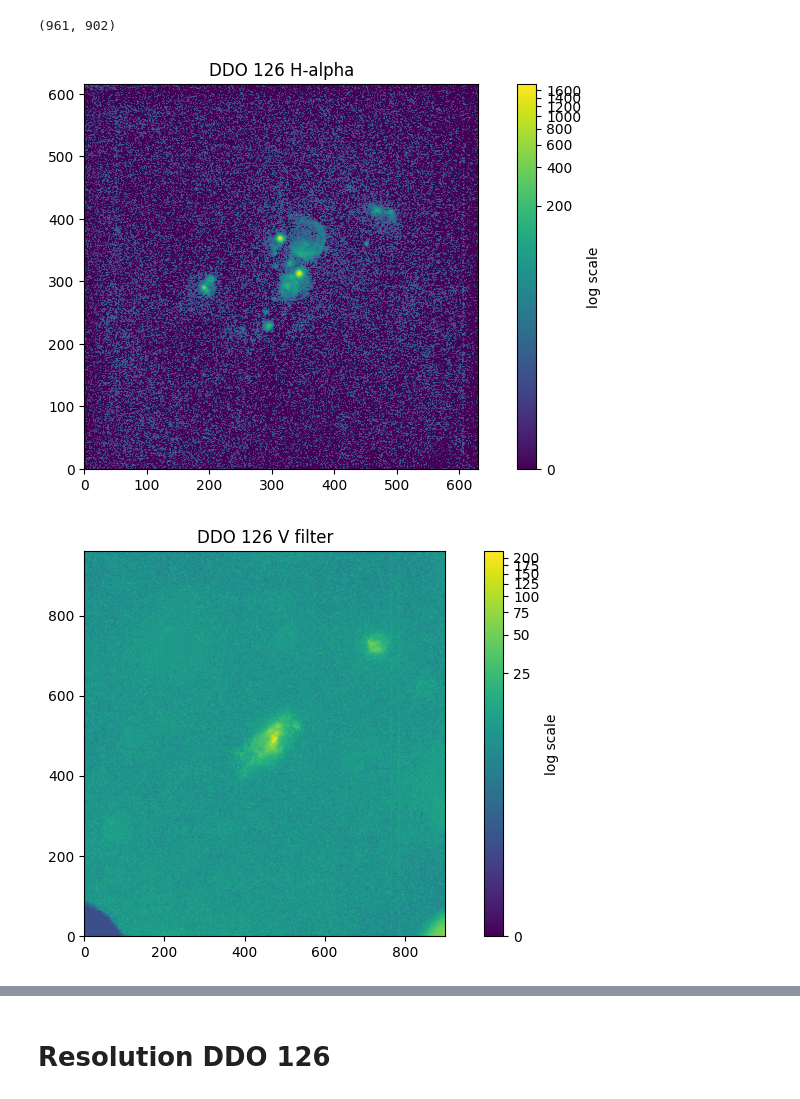
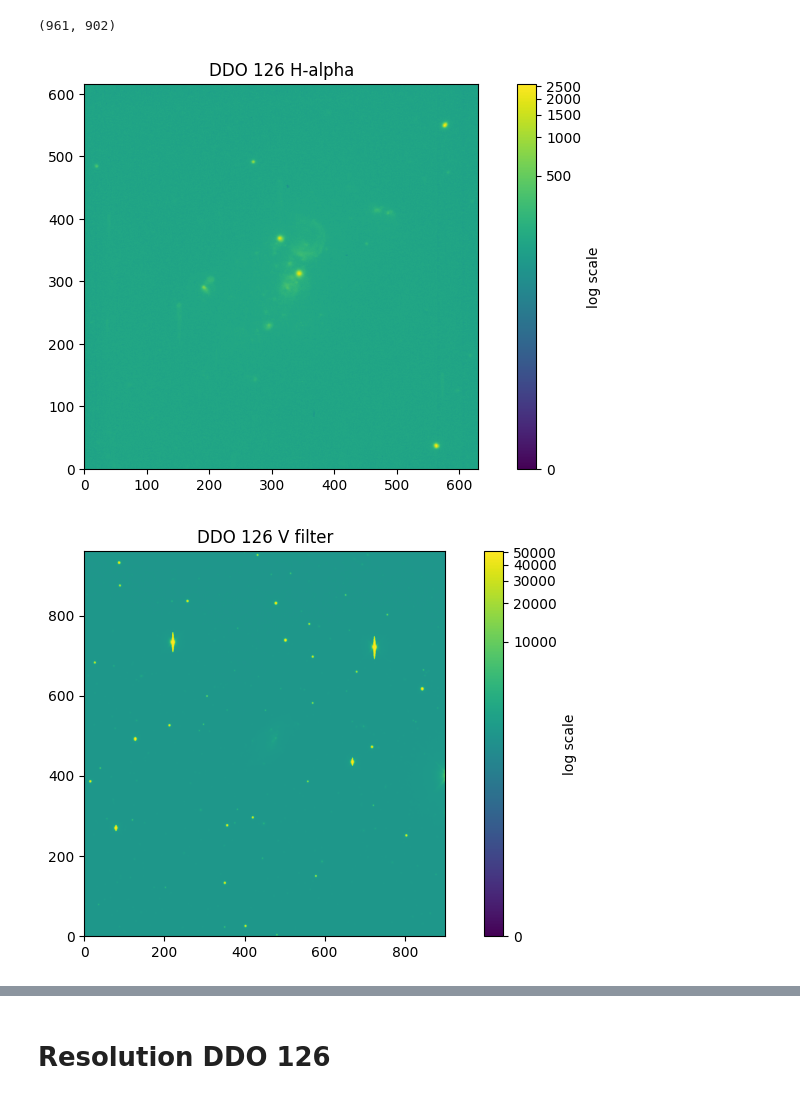
Before and after one commit to SUT-LTG/Aysan-Little-Things, a Jupyter notebook: H alpha codes/H-alpha-d126.ipynb, the cells around one changed output, grey strips where cells are left out. Saved outputs shown, nothing was run; the diff lists cells and outputs as text; code cells hidden in the pictures.

```diff
--- a/H alpha codes/H-alpha-d126.ipynb
+++ b/H alpha codes/H-alpha-d126.ipynb
@@ -22,37 +22,37 @@ from matplotlib import cm
 from scipy.fft import fft2, fftshift
 # %%
 galaxy_name = "DDO 126"
-DDO126_H = ltf.open_fits(r"C:\Users\AYSAN\Desktop\project\Galaxy\Data\DDO 126\d126hmrms.fits")
-DDO126_V = ltf.open_fits(r"C:\Users\AYSAN\Desktop\project\Galaxy\Code\d126\starless\starless_DDO126_V_background_subtracted.fit")
+DDO126_H = ltf.open_fits(r"C:\Users\AYSAN\Desktop\project\Galaxy\Data\DDO 126\d126ha.fits")
+DDO126_V = ltf.open_fits(r"C:\Users\AYSAN\Desktop\project\Galaxy\Data\DDO 126\d126v.fits")
 print(np.shape(DDO126_V))
 ltf.log_scale_plot(DDO126_H, "DDO 126 H-alpha", "log scale")
 ltf.log_scale_plot(DDO126_V, "DDO 126 V filter", "log scale")
 
 sigma = 5
 
 # Assuming DDO101_H_replaced is already defined
 smoothed = gaussian_filter(DDO126_H, sigma)
 
 fig, ax = plt.subplots()
 im = ax.imshow(smoothed, alpha=0.75, origin="lower")
 
 # Create the contour plot
 levels = [2, 3, 4, 5, 6]
 CS = ax.contour(smoothed, levels, cmap='viridis')
 
 # Create a custom color bar for the contour lines
 norm = Normalize(vmin=2, vmax=6)  # Adjust this range according to your contour levels
 sm = cm.ScalarMappable(cmap='viridis', norm=norm)
 sm.set_array([])
 
 # Add the color bar with labels
 cbar = fig.colorbar(sm, ax=ax, ticks=levels)
 cbar.ax.set_yticklabels([str(level) for level in levels])
 cbar.set_label('Contour Levels')
 
 plt.title(f"Contour lines for {galaxy_name}, sigma used for smoothing is {sigma}")
 plt.show()
 # %% [output]
 (961, 902)
-[figure, old version]
+[figure, new version]
-[figure, old version]
+[figure, new version]
```
Also changed, not shown: parts of 3 cells of this notebook.
